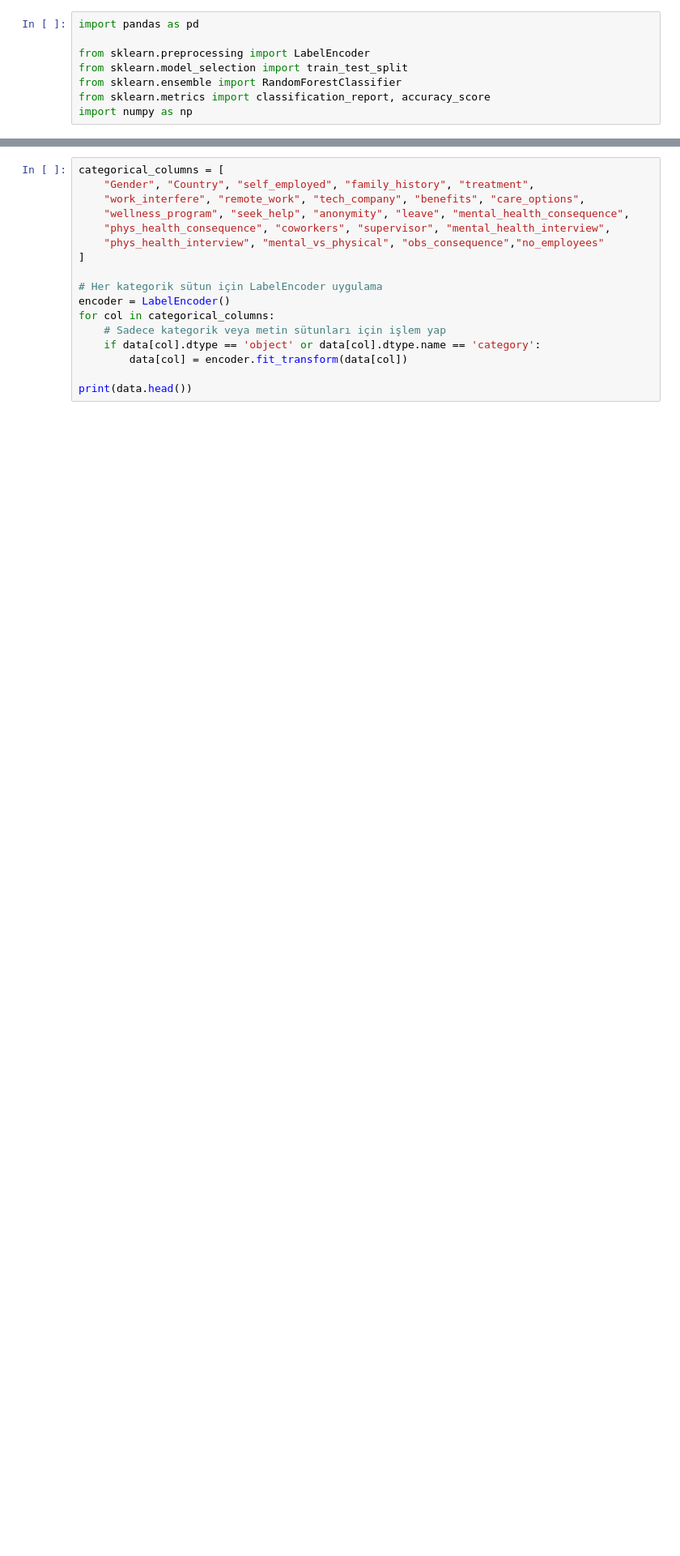
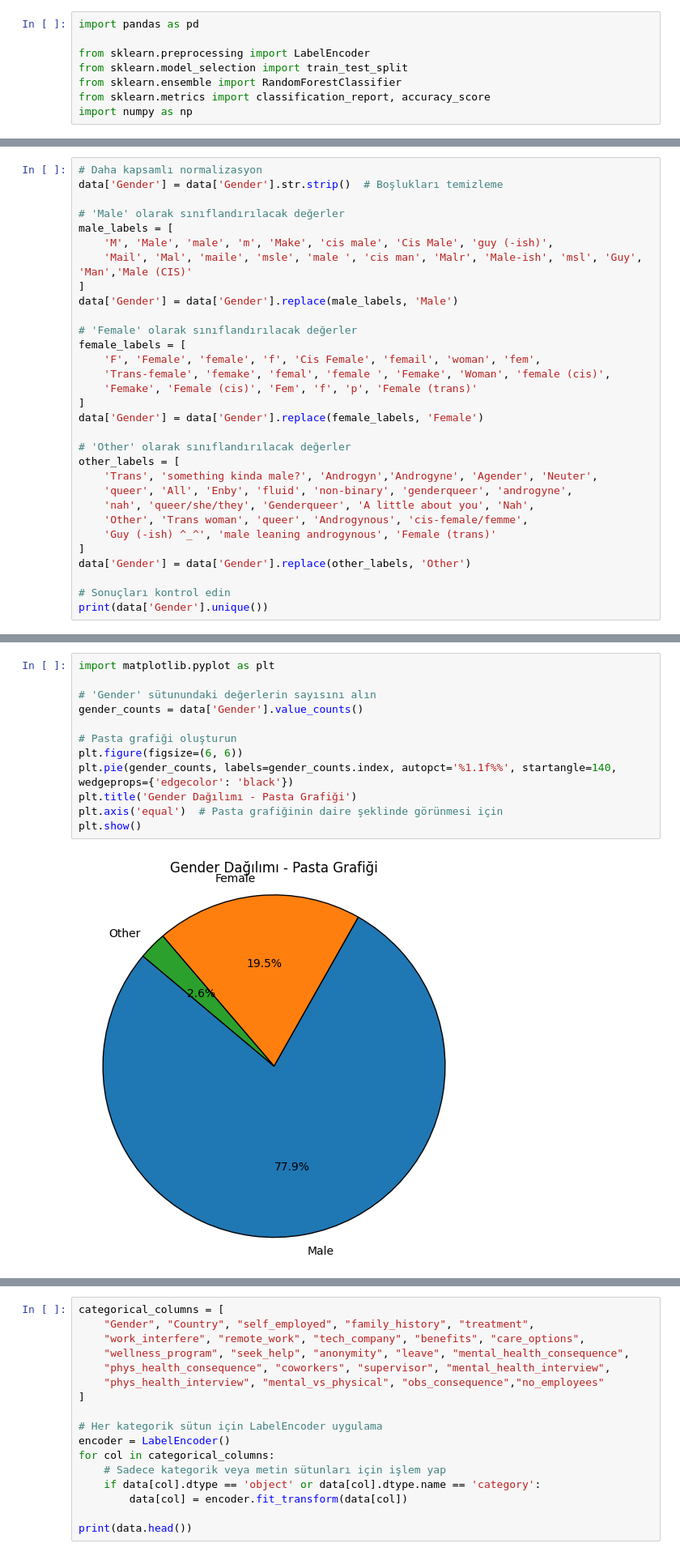
Before and after one commit to Suedaern/Data-Mining-Project, a Jupyter notebook: YeniMining.ipynb, the cells around one changed output, grey strips where cells are left out. Shown: that part at 81% size. Saved outputs shown, nothing was run; the diff lists cells and outputs as text; blank space fills up the shorter version.

Commit message:
VISUALIZATION DONE

```diff
--- a/YeniMining.ipynb
+++ b/YeniMining.ipynb
@@ -67,0 +199,31 @@ data.head()
+# %%
+# Daha kapsamlı normalizasyon
+data['Gender'] = data['Gender'].str.strip()  # Boşlukları temizleme
+
+# 'Male' olarak sınıflandırılacak değerler
+male_labels = [
+    'M', 'Male', 'male', 'm', 'Make', 'cis male', 'Cis Male', 'guy (-ish)',
+    'Mail', 'Mal', 'maile', 'msle', 'male ', 'cis man', 'Malr', 'Male-ish', 'msl', 'Guy', 'Man','Male (CIS)'
+]
+data['Gender'] = data['Gender'].replace(male_labels, 'Male')
+
+# 'Female' olarak sınıflandırılacak değerler
+female_labels = [
+    'F', 'Female', 'female', 'f', 'Cis Female', 'femail', 'woman', 'fem',
+    'Trans-female', 'femake', 'femal', 'female ', 'Femake', 'Woman', 'female (cis)',
+    'Femake', 'Female (cis)', 'Fem', 'f', 'p', 'Female (trans)'
+]
+data['Gender'] = data['Gender'].replace(female_labels, 'Female')
+
+# 'Other' olarak sınıflandırılacak değerler
+other_labels = [
+    'Trans', 'something kinda male?', 'Androgyn','Androgyne', 'Agender', 'Neuter',
+    'queer', 'All', 'Enby', 'fluid', 'non-binary', 'genderqueer', 'androgyne',
+    'nah', 'queer/she/they', 'Genderqueer', 'A little about you', 'Nah',
+    'Other', 'Trans woman', 'queer', 'Androgynous', 'cis-female/femme',
+    'Guy (-ish) ^_^', 'male leaning androgynous', 'Female (trans)'
+]
+data['Gender'] = data['Gender'].replace(other_labels, 'Other')
+
+# Sonuçları kontrol edin
+print(data['Gender'].unique())
@@ -67,0 +232,14 @@ data.head()
+# %%
+import matplotlib.pyplot as plt
+
+# 'Gender' sütunundaki değerlerin sayısını alın
+gender_counts = data['Gender'].value_counts()
+
+# Pasta grafiği oluşturun
+plt.figure(figsize=(6, 6))
+plt.pie(gender_counts, labels=gender_counts.index, autopct='%1.1f%%', startangle=140, wedgeprops={'edgecolor': 'black'})
+plt.title('Gender Dağılımı - Pasta Grafiği')
+plt.axis('equal')  # Pasta grafiğinin daire şeklinde görünmesi için
+plt.show()
+# %% [output]
+[figure, added]
```
Also changed, not shown: parts of 32 cells of this notebook.
